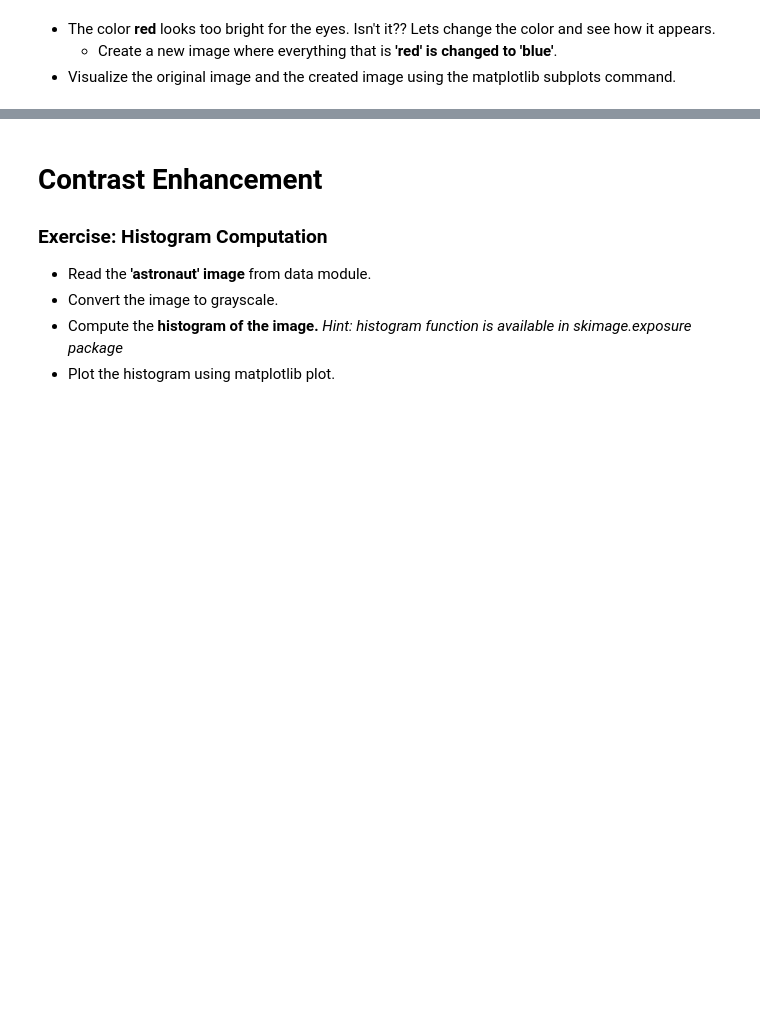
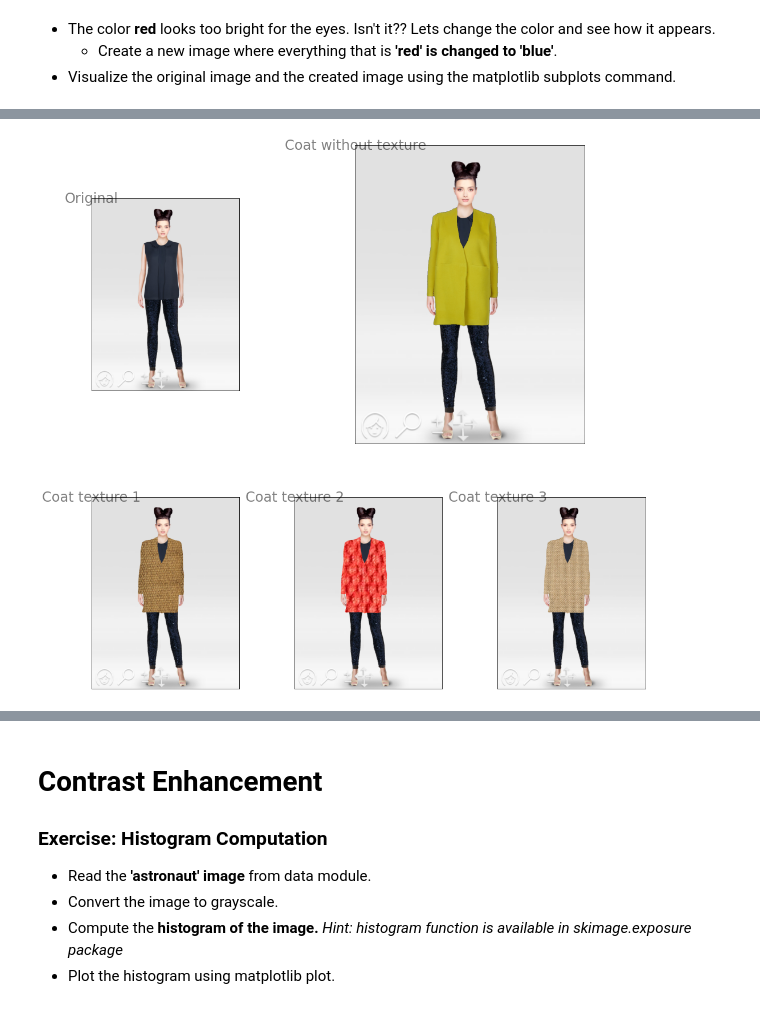
Before and after one commit to EjbejaranosAI/MAI-UPC, a Jupyter notebook: image_operators_and_filters.ipynb, the cells around one changed output, grey strips where cells are left out. Saved outputs shown, nothing was run; the diff lists cells and outputs as text; code cells hidden in the pictures; blank space fills up the shorter version.

```diff
--- a/image_operators_and_filters.ipynb
+++ b/image_operators_and_filters.ipynb
@@ -172,0 +185,8 @@ plt.imshow(red_chanel)
+# %%
+# We proceed to read all the images from the MyDrive
+coat = io.imread('/content/drive/MyDrive/MAI/CV/2021/Lab_CV/Lab 2 Image Operators and Filters-20211013/images/coat.png')
+model = io.imread('/content/drive/MyDrive/MAI/CV/2021/Lab_CV/Lab 2 Image Operators and Filters-20211013/images/model.png')
+aqua = io.imread('/content/drive/MyDrive/MAI/CV/2021/Lab_CV/Lab 2 Image Operators and Filters-20211013/images/aquatermi_lowcontrast.jpg')
+texture = io.imread('/content/drive/MyDrive/MAI/CV/2021/Lab_CV/Lab 2 Image Operators and Filters-20211013/images/texture.png')
+texture2 = io.imread('/content/drive/MyDrive/MAI/CV/2021/Lab_CV/Lab 2 Image Operators and Filters-20211013/images/texture2.png')
+texture3 = io.imread('/content/drive/MyDrive/MAI/CV/2021/Lab_CV/Lab 2 Image Operators and Filters-20211013/images/texture3.jpg')
@@ -172,0 +256,43 @@ plt.imshow(red_chanel)
+# %%
+#Plot Solution No.1
+plt.figure(figsize=(15, 15))
+G = gridspec.GridSpec(2, 3)
+#Picture No.1
+axes_1 = plt.subplot(G[0, :1])
+plt.xticks([])
+plt.yticks([])
+plt.imshow(model)
+plt.text(0.5, 0.5, 'Original', ha='center', va='center', size=24, alpha=.5)
+#Picture No.2
+axes_2 = plt.subplot(G[0, 1:])
+plt.xticks([])
+plt.yticks([])
+plt.imshow(model)
+plt.imshow(coat_masked)
+plt.text(0.5, 0.5, 'Coat without texture', ha='center', va='center', size=24, alpha=.5)
+#Picture No.3
+axes_3 = plt.subplot(G[1, 0])
+plt.xticks([])
+plt.yticks([])
+plt.imshow(model)
+plt.imshow(coat_masked1)
+plt.text(0.5, 0.5, 'Coat texture 1', ha='center', va='center', size=24, alpha=.5)
+#Picture No.4
+axes_4 = plt.subplot(G[1, 1])
+plt.xticks([])
+plt.yticks([])
+plt.imshow(model)
+plt.imshow(coat_masked2)
+plt.text(0.5, 0.5, 'Coat texture 2', ha='center', va='center', size=24, alpha=.5)
+#Picture No.5
+axes_4 = plt.subplot(G[1, 2])
+plt.xticks([])
+plt.yticks([])
+plt.imshow(model)
+plt.imshow(coat_masked3)
+plt.text(0.5, 0.5, 'Coat texture 3', ha='center', va='center', size=24, alpha=.5)
+
+plt.tight_layout()
+plt.show()
+# %% [output]
+[figure, added]
```
Also changed, not shown: parts of 33 cells of this notebook.
